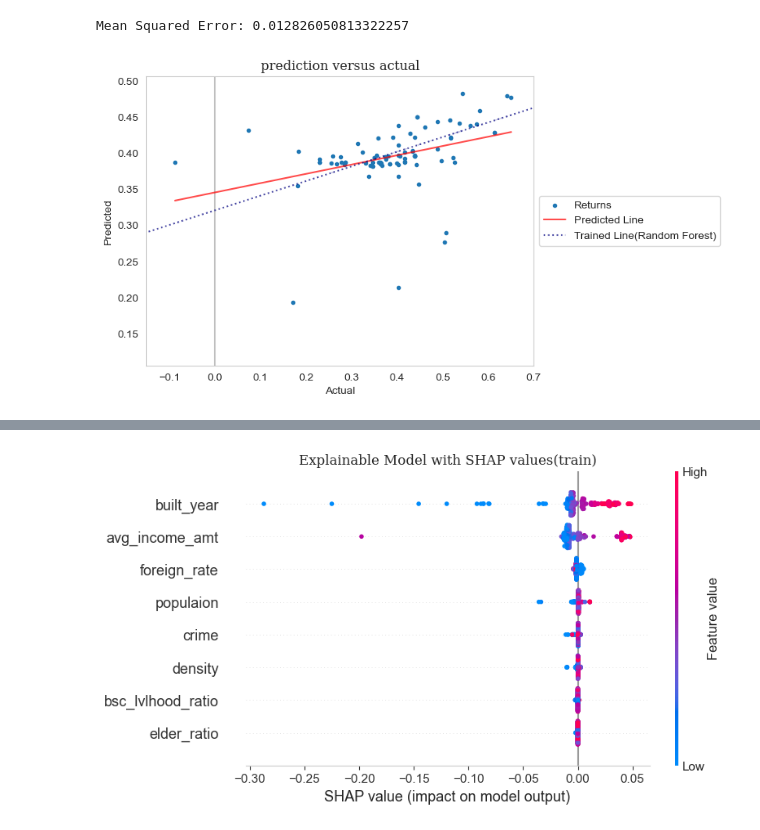
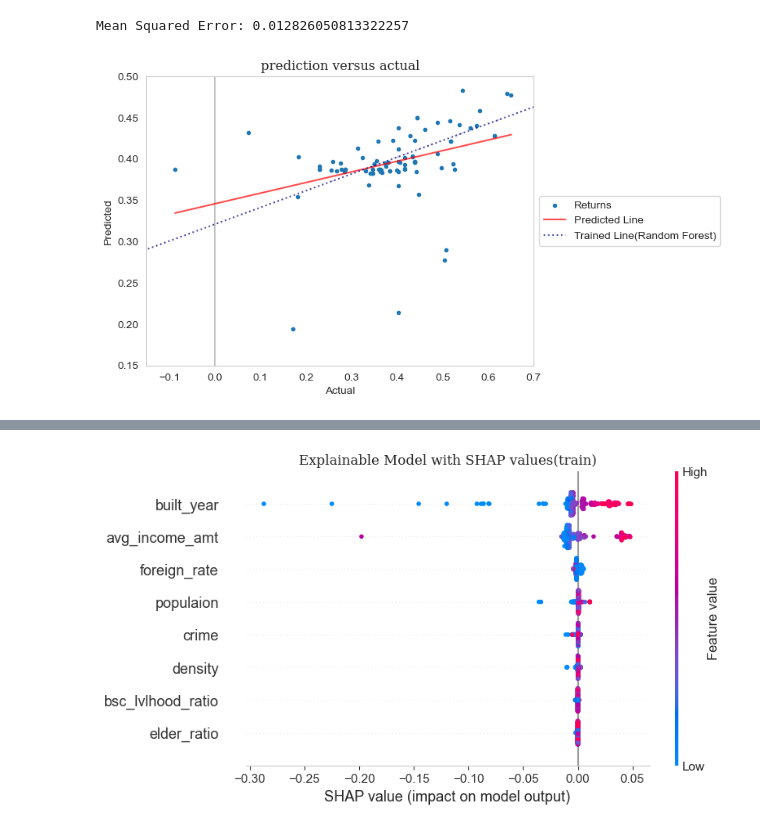
Before and after one commit to Tommylee1013/IndustrialMathematics, a Jupyter notebook: Projects/Regression.ipynb, the cells around one changed output, grey strips where cells are left out. Drawn from its saved outputs; the diff is of its cells as text; code cells hidden in the pictures.

```diff
--- a/Projects/Regression.ipynb
+++ b/Projects/Regression.ipynb
@@ -55,22 +55,23 @@ Mean Squared Error: 0.012826050813322257
 # %%
 import seaborn as sns
 
 beta, alpha = np.polyfit(x = y_test, y = y_pred , deg = 1)
 beta_1, alpha_1 = np.polyfit(x = y_train, y = rf_regressor.predict(X_train) , deg = 1)
 plt.axvline(0, color = 'grey', alpha = 0.5)
 
 plt.scatter(y_test , y_pred , label = 'Returns', marker = '.')
 sns.lineplot(x = y_test, y = alpha + y_test * beta, color = 'red', label = 'Predicted Line', alpha = 0.7)
 sns.lineplot(x = y_train, y = alpha_1 + y_train * beta_1, color = 'navy', label = 'Trained Line(Random Forest)', alpha = 0.7, ls = ':')
 plt.legend(loc = 'center left', bbox_to_anchor = (1, 0.5))
 plt.grid(False)
 plt.xlabel('Actual')
 plt.ylabel('Predicted')
 plt.title('prediction versus actual', fontfamily = 'Serif')
 plt.xlim([-0.15,0.7])
+plt.ylim([0.15,0.5])
 plt.show()
 # %% [output]
-[figure, old version]
+[figure, new version]
 # %%
 X_train
 # %% [output]
```
Also changed, not shown: parts of 1 cell of this notebook.
